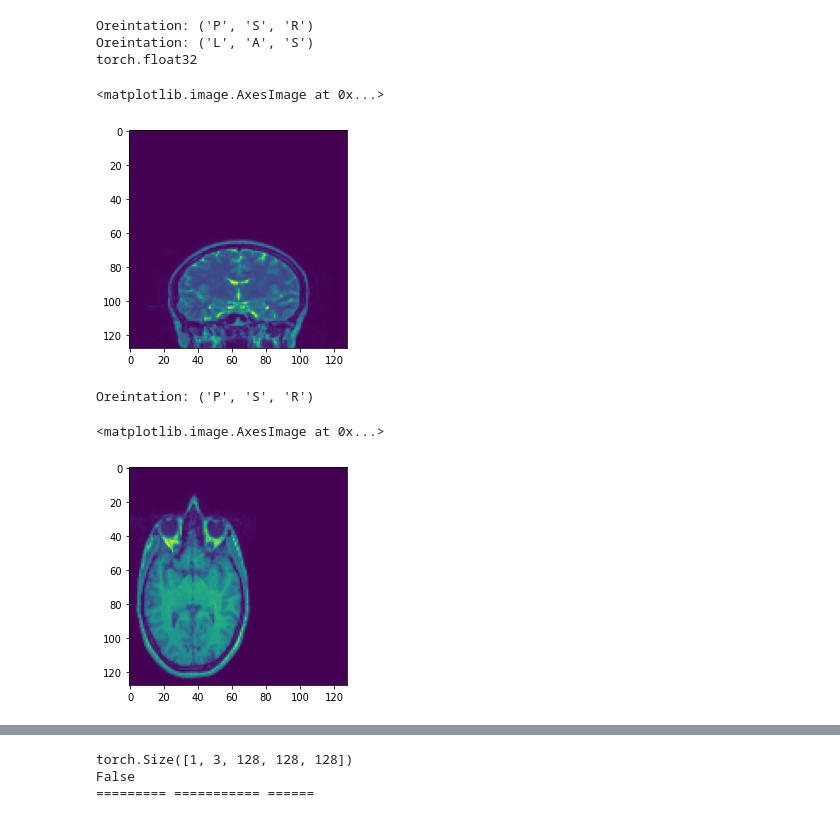
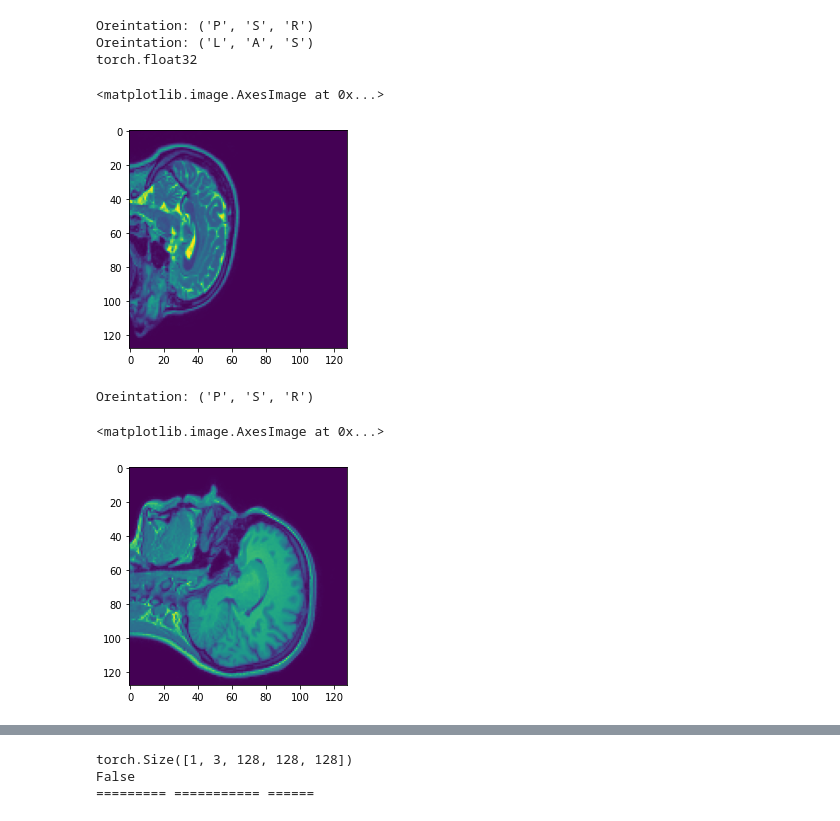
Before and after one commit to surajsrivathsa/image_registration, a Jupyter notebook: ADMIR_v1.ipynb, the cells around one changed output, grey strips where cells are left out. Saved outputs shown, nothing was run; the diff lists cells and outputs as text; code cells hidden in the pictures.

```diff
--- a/ADMIR_v1.ipynb
+++ b/ADMIR_v1.ipynb
@@ -124,10 +136,11 @@ class Dataset(Data.Dataset):
         # print("idx: {}".format(idx))
         # index_pair = np.random.permutation(len(self.t1_filenames)) [0:4]
         img_A = load_4D(self.t1_filenames[idx])
-        img_B = load_4D(self.t2_filenames[idx])
+        img_B = load_4D(self.t1_filenames[(idx + 4) % len(self.t1_filenames)])
 
         if self.norm:
-            return  Norm_Zscore(imgnorm(img_A)) , Norm_Zscore(imgnorm(img_B))
+            #return  Norm_Zscore(imgnorm(img_A)) , Norm_Zscore(imgnorm(img_B))
+            return  imgnorm(img_A) , imgnorm(img_B)
         else:
             return img_A, img_B
 # %%
@@ -330,7 +343,8 @@ class SpatialTransformer(nn.Module):
 
         return F.grid_sample(src, new_locs, align_corners=True, mode=self.mode)
 # %%
-affine_matrix = torch.from_numpy(np.array([ [ [0.0, 0.0, -1.0, 0.0], [ 0.0, -1.0, 0.0, 0.0], [-1.0,  0.0, 0.0, 0.0] ] ], dtype="float32" ))
+rotated_affine_matrix = torch.from_numpy(np.array([ [ [0.0, 0.0, -1.0, 0.0], [ 0.0, -1.0, 0.0, 0.0], [-1.0,  0.0, 0.0, 0.0] ] ], dtype="float32" ))
+affine_matrix = torch.from_numpy(np.array([ [ [1.0, 0.0, 0.0, 0.0], [ 0.0, 1.0, 0.0, 0.0], [0.0,  0.0, 1.0, 0.0] ] ], dtype="float32" ))
 print(affine_matrix.shape)
 print(affine_matrix.dtype)
 # %% [output]
@@ -366,14 +380,14 @@ Oreintation: ('P', 'S', 'R')
 Oreintation: ('L', 'A', 'S')
 torch.float32
 # %%
-plt.imshow(warped_image_np[0, 0, :, 64, :])
+plt.imshow(warped_image_np[0, 0, 64, :, :])
 # %% [output]
 <matplotlib.image.AxesImage at 0x...>
-[figure, old version]
+[figure, new version]
 # %%
-mynb_np = load_4D(file_names_t1[0])
-plt.imshow(mynb_np[0, :, 64, :])
+mynb_np1 = load_4D(file_names_t1[0])
+plt.imshow(mynb_np1[0, :, :, 32])
 # %% [output]
 Oreintation: ('P', 'S', 'R')
 <matplotlib.image.AxesImage at 0x...>
-[figure, old version]
+[figure, new version]
```
Also changed, not shown: parts of 90 cells of this notebook.
